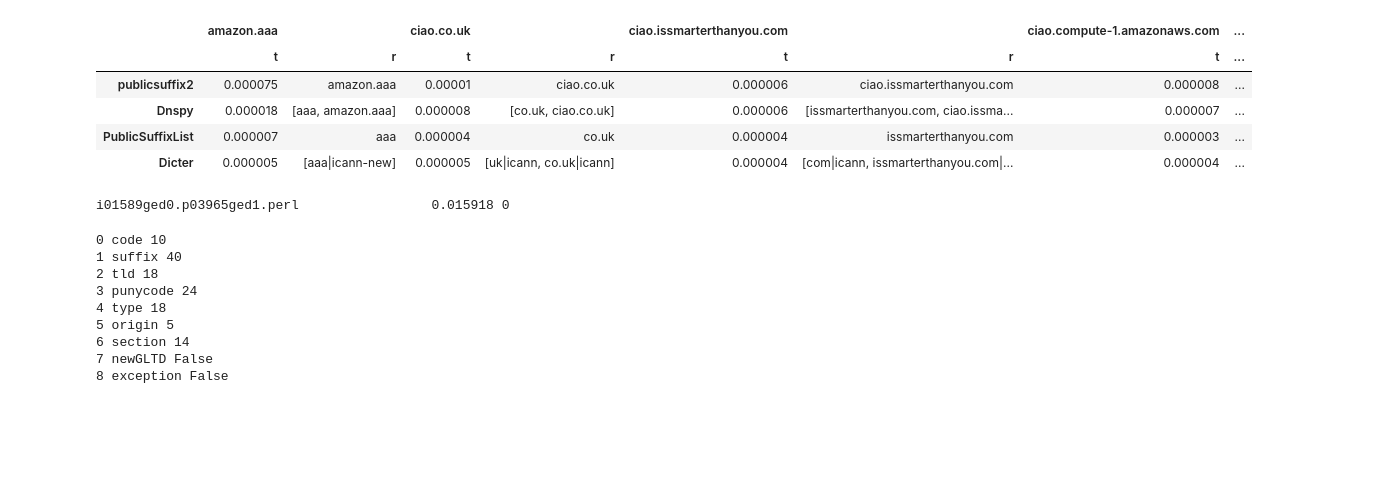
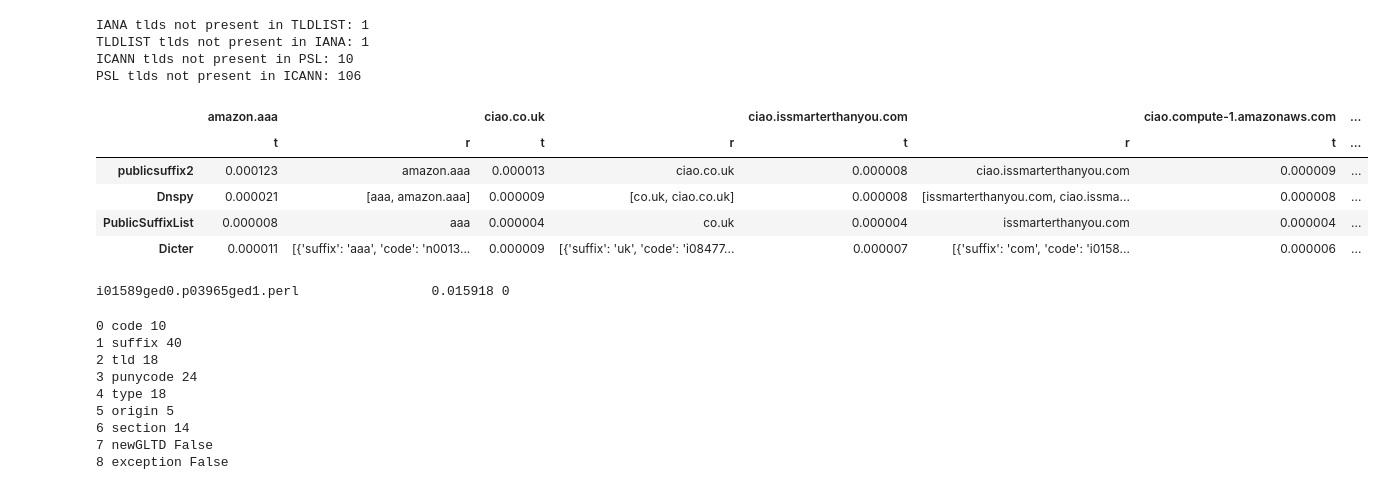
Before and after one commit to princio/pslregex, a Jupyter notebook: compare-psl.ipynb, the cells around one changed output. Cells and saved outputs as stored; diff of their text form; code cells hidden in the pictures; blank space fills up the shorter version.

```diff
--- a/compare-psl.ipynb
+++ b/compare-psl.ipynb
@@ -4,20 +4,19 @@ from publicsuffix2 import get_public_suffix, fetch
 from dnspy.dnspy import Dnspy
 import time, re, json
 import pandas as pd
+from pslregex import PSLdict
 
 psl = PublicSuffixList()
 psl_file = fetch()
 d = Dnspy()
+psldict = PSLdict()
 
-regex = {}
-
-dicter_ = {}
-with open('dicter.com.json', 'r') as f:
-    dicter_['com'] = json.load(f)
-with open('dicter.uk.json', 'r') as f:
-    dicter_['uk'] = json.load(f)
-with open('dicter.all.json', 'r') as f:
-    dicterall = json.load(f)
+psldict.init(download=False, update=False)
+# %% [output]
+IANA tlds not present in TLDLIST: 1
+TLDLIST tlds not present in IANA: 1
+ICANN tlds not present in PSL: 10
+PSL tlds not present in ICANN: 106
 # %%
 def _dicter(dn):
     ds = []
@@ -79,38 +78,38 @@ dns = [
     'amazon.aaa',
     'ciao.co.uk',
     'ciao.issmarterthanyou.com',
     'ciao.compute-1.amazonaws.com',
 ]
 
 psls = [ 'publicsuffix2', 'Dnspy', 'PublicSuffixList',
 #         'Regex',
         'Dicter' ]
 
 ffs = {
     'publicsuffix2': lambda dn: get_public_suffix(dn, psl_file),
     'PublicSuffixList': lambda dn: psl.publicsuffix(dn),
     'Dnspy': lambda dn: d.subdoms(dn),
 #     'Regex': _match,
-    'Dicter': _dicter
+    'Dicter': psldict.match
 }
 
 df = {}
 for p in psls:
     if p not in df:
         df[p] = {}
     for dn in dns:
         r, t = perf(p, dn, ffs[p])
         df[p][(dn, 't')] = t
         df[p][(dn, 'r')] = r
 
 display(pd.DataFrame.from_dict(df).transpose())
 # %% [output]
 |  | amazon.aaa |  | ciao.co.uk |  | ciao.issmarterthanyou.com |  | ciao.compute-1.amazonaws.com | ... |
 |  | t | r | t | r | t | r | t | ... |
-| publicsuffix2 | 0.000075 | amazon.aaa | 0.00001 | ciao.co.uk | 0.000006 | ciao.issmarterthanyou.com | 0.000008 | ... |
-| Dnspy | 0.000018 | [aaa, amazon.aaa] | 0.000008 | [co.uk, ciao.co.uk] | 0.000006 | [issmarterthanyou.com, ciao.issma... | 0.000007 | ... |
-| PublicSuffixList | 0.000007 | aaa | 0.000004 | co.uk | 0.000004 | issmarterthanyou.com | 0.000003 | ... |
-| Dicter | 0.000005 | [aaa|icann-new] | 0.000005 | [uk|icann, co.uk|icann] | 0.000004 | [com|icann, issmarterthanyou.com|... | 0.000004 | ... |
+| publicsuffix2 | 0.000123 | amazon.aaa | 0.000013 | ciao.co.uk | 0.000008 | ciao.issmarterthanyou.com | 0.000009 | ... |
+| Dnspy | 0.000021 | [aaa, amazon.aaa] | 0.000009 | [co.uk, ciao.co.uk] | 0.000008 | [issmarterthanyou.com, ciao.issma... | 0.000008 | ... |
+| PublicSuffixList | 0.000008 | aaa | 0.000004 | co.uk | 0.000004 | issmarterthanyou.com | 0.000004 | ... |
+| Dicter | 0.000011 | [{'suffix': 'aaa', 'code': 'n0013... | 0.000009 | [{'suffix': 'uk', 'code': 'i08477... | 0.000007 | [{'suffix': 'com', 'code': 'i0158... | 0.000006 | ... |
 # %%
 import subprocess
 
```
Also changed, not shown: 2 other files.
